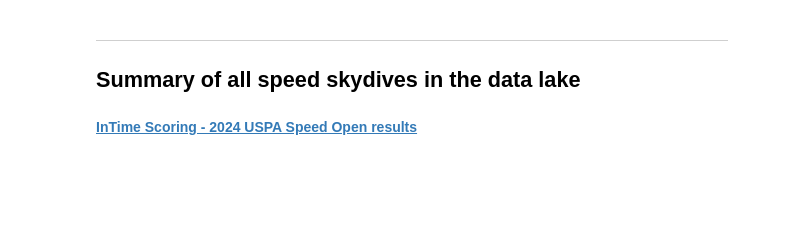
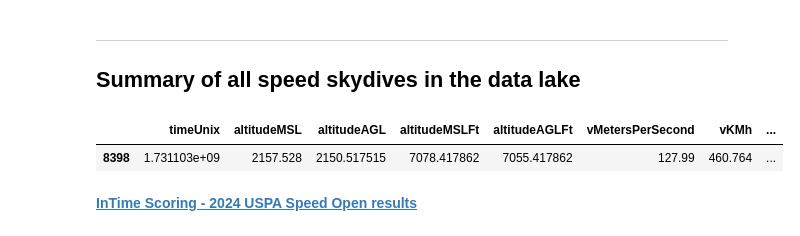
Before and after one commit to pr3d4t0r/SSScoring, a Jupyter notebook: proto-app-03-bulk-processor.ipynb, the cells around one changed output. Drawn from its saved outputs; the diff is of its cells as text; code cells hidden in the pictures; blank space fills up the shorter version.

```diff
--- a/proto-app-03-bulk-processor.ipynb
+++ b/proto-app-03-bulk-processor.ipynb
@@ -57,7 +59,7 @@ Set the value in ft (even though SSScoring uses meters) out of convenience becau
 | Skydive Chicago | 616 |
 | Thai Sky Adventures | 21 |
 # %%
-dropZoneAltMSL = 616
+dropZoneAltMSL = 23
 ignoreBaseline = False # Set to False to evaluate any baseline tracks present in the data lake.
 # %%
 dropZoneAltMSLMeters = dropZoneAltMSL/FT_IN_M
@@ -148,6 +181,12 @@ for resultRef in sorted(jumpResults.keys()):
 # %% [markdown]
 ---
 ## Summary of all speed skydives in the data lake
+# %%
+velMax = jumpResult.data.vKMh.max()
+jumpResult.data[jumpResult.data.vKMh ==  velMax ]
+# %% [output]
+|  | timeUnix | altitudeMSL | altitudeAGL | altitudeMSLFt | altitudeAGLFt | vMetersPerSecond | vKMh | ... |
+| 8398 | 1.731103e+09 | 2157.528 | 2150.517515 | 7078.417862 | 7055.417862 | 127.99 | 460.764 | ... |
 # %% [markdown]
 **<a href='https://intimescoring.com/Results/EventResults?dbid=100&mid=1074&smid=0&mdcid=1273&dseid=0' target='_blank'>InTime Scoring - 2024 USPA Speed Open results</a>**
 # %%
```
Also changed, not shown: parts of 5 cells of this notebook, 3 other files.
